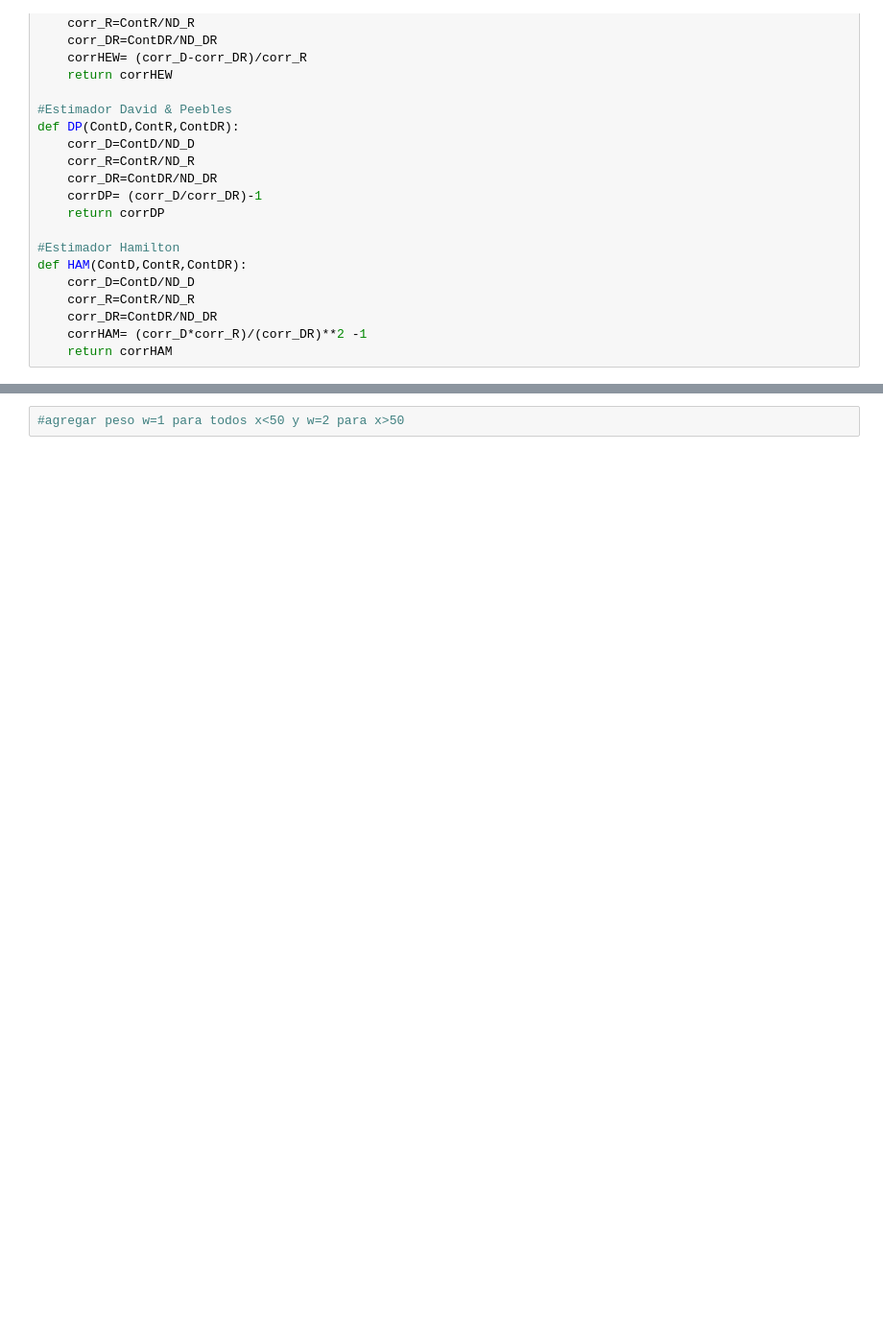
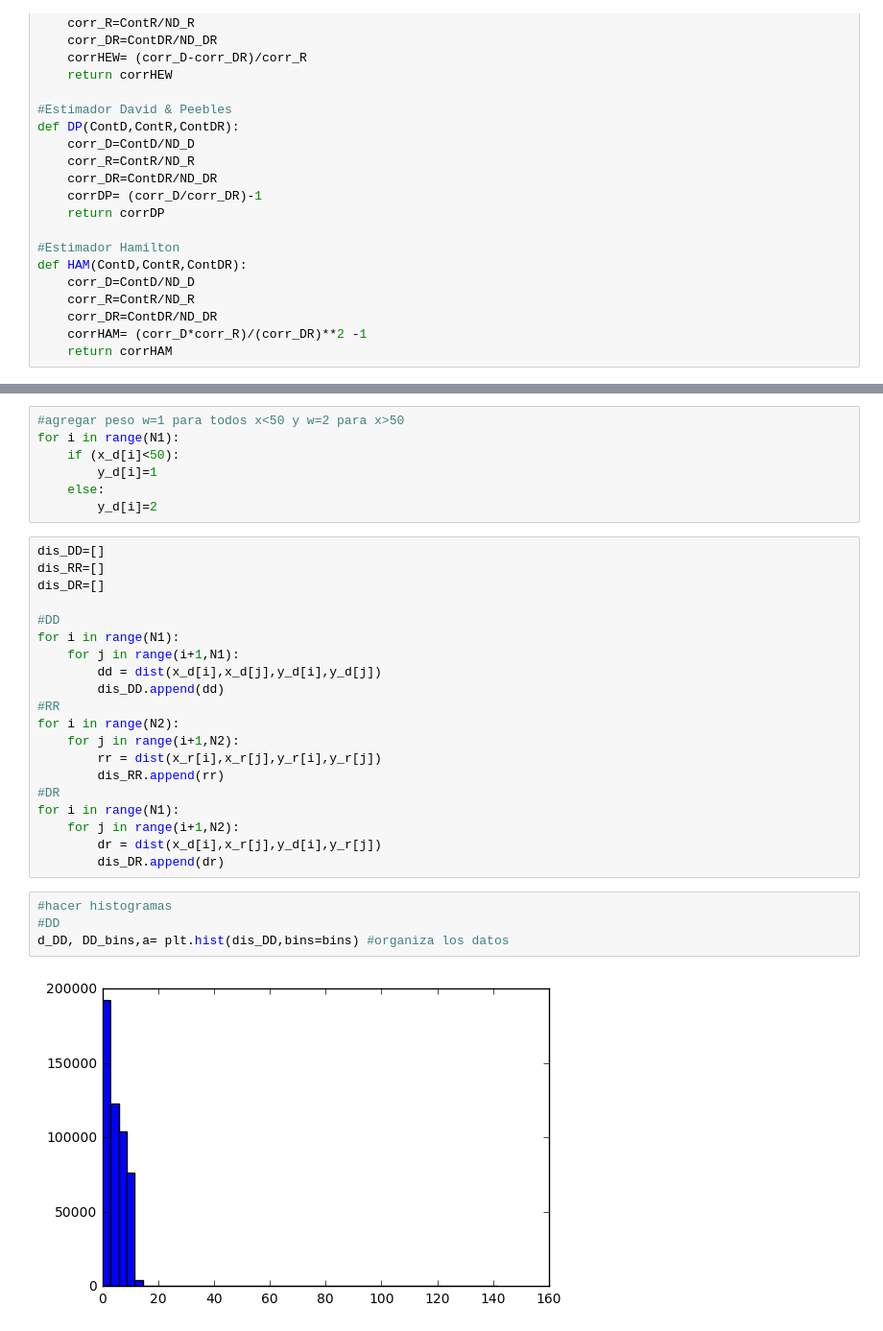
Before and after one commit to Xoca35/Semana-2, a Jupyter notebook: corr_pesos_otros.ipynb, the cells around one changed output, grey strips where cells are left out. Shown at 96% size. Saved outputs shown, nothing was run; the diff lists cells and outputs as text; blank space fills up the shorter version.

```diff
--- a/corr_pesos_otros.ipynb
+++ b/corr_pesos_otros.ipynb
@@ -127,2 +139,33 @@ plt.legend()
 # %%
 #agregar peso w=1 para todos x<50 y w=2 para x>50
+for i in range(N1):
+    if (x_d[i]<50):
+        y_d[i]=1
+    else:
+        y_d[i]=2
+# %%
+dis_DD=[]
+dis_RR=[]
+dis_DR=[]
+
+#DD
+for i in range(N1):
+    for j in range(i+1,N1):
+        dd = dist(x_d[i],x_d[j],y_d[i],y_d[j])
+        dis_DD.append(dd)
+#RR
+for i in range(N2):
+    for j in range(i+1,N2):
+        rr = dist(x_r[i],x_r[j],y_r[i],y_r[j])
+        dis_RR.append(rr)
+#DR
+for i in range(N1):
+    for j in range(i+1,N2):
+        dr = dist(x_d[i],x_r[j],y_d[i],y_r[j])
+        dis_DR.append(dr)
+# %%
+#hacer histogramas
+#DD
+d_DD, DD_bins,a= plt.hist(dis_DD,bins=bins) #organiza los datos
+# %% [output]
+[figure, added]
```
Also changed, not shown: parts of 18 cells of this notebook.
